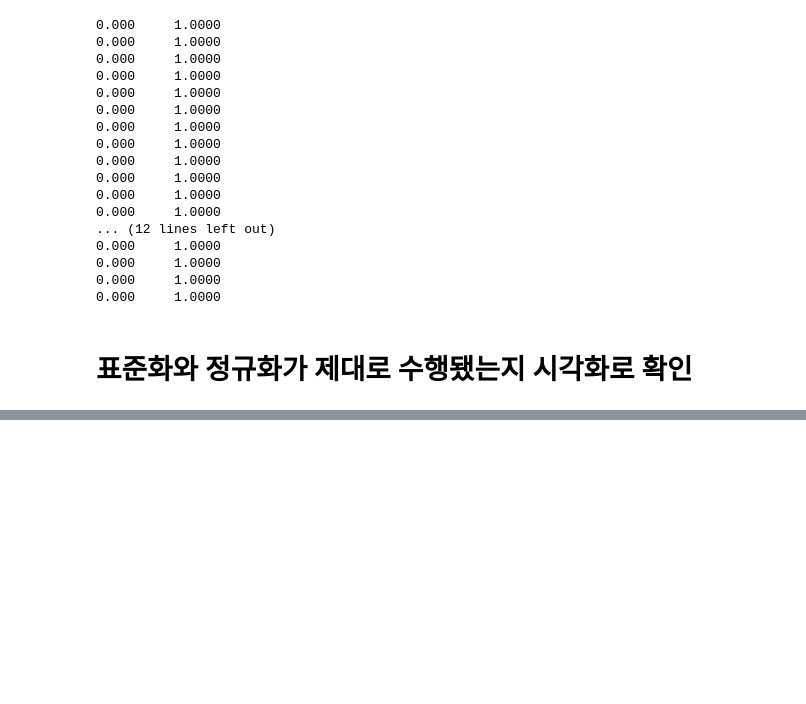
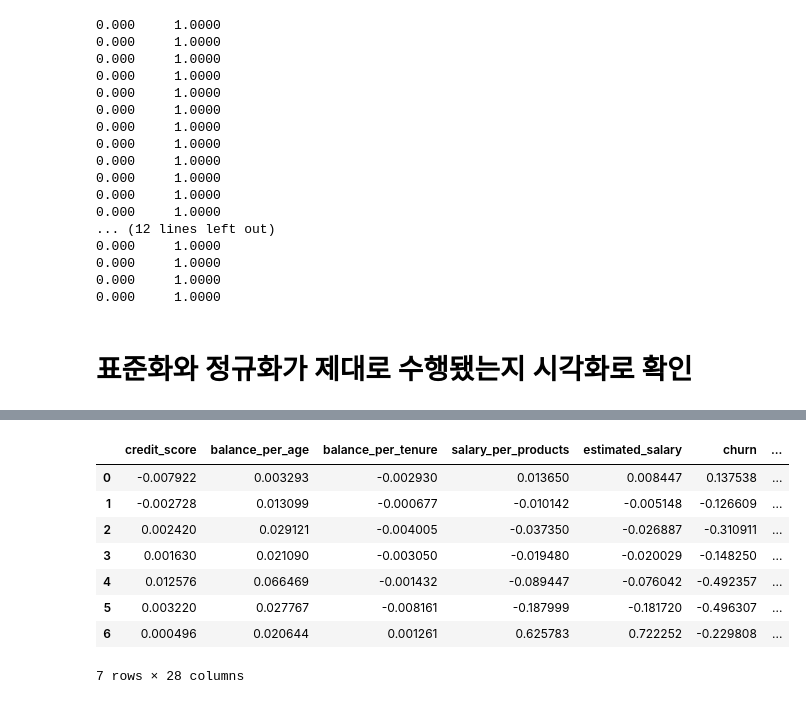
Before and after one commit to coconutkim/project_churn, a Jupyter notebook: real6.ipynb, the cells around one changed output, grey strips where cells are left out. Saved outputs shown, nothing was run; the diff lists cells and outputs as text; code cells hidden in the pictures; blank space fills up the shorter version.

```diff
--- a/real6.ipynb
+++ b/real6.ipynb
@@ -523,0 +644,16 @@ Optimal number of components: 3
+# %%
+# 주성분 벡터 확인
+components_df = pd.DataFrame(data=pca.components_, columns=df_standardized.columns,
+                            #  index=['Principal Component 1', 'Principal Component 2','Principal Component 3','Principal Component 4',
+                                                        #   'Principal Component 5','Principal Component 6','Principal Component 7']
+                                                        )
+
+# X = df_standardized.drop(columns=['churn'])  # 'churn'을 종속 변수로 가정하고 제거
+# y = df_standardized['churn']  # 종속 변수
+
+# # 주성분 개수 범위 설정
+# n_components_range = range(1, X.shape[1] + 1)
+# mean_cv_scores = []
+
+print("주성분 벡터 (각 주성분의 변수 기여도):")
+print(components_df)
@@ -523,0 +678,12 @@ Optimal number of components: 3
+# %%
+components_df
+# %% [output]
+|  | credit_score | balance_per_age | balance_per_tenure | salary_per_products | estimated_salary | churn | ... |
+| 0 | -0.007922 | 0.003293 | -0.002930 | 0.013650 | 0.008447 | 0.137538 | ... |
+| 1 | -0.002728 | 0.013099 | -0.000677 | -0.010142 | -0.005148 | -0.126609 | ... |
+| 2 | 0.002420 | 0.029121 | -0.004005 | -0.037350 | -0.026887 | -0.310911 | ... |
+| 3 | 0.001630 | 0.021090 | -0.003050 | -0.019480 | -0.020029 | -0.148250 | ... |
+| 4 | 0.012576 | 0.066469 | -0.001432 | -0.089447 | -0.076042 | -0.492357 | ... |
+| 5 | 0.003220 | 0.027767 | -0.008161 | -0.187999 | -0.181720 | -0.496307 | ... |
+| 6 | 0.000496 | 0.020644 | 0.001261 | 0.625783 | 0.722252 | -0.229808 | ... |
+7 rows × 28 columns
```
Also changed, not shown: parts of 16 cells of this notebook.
